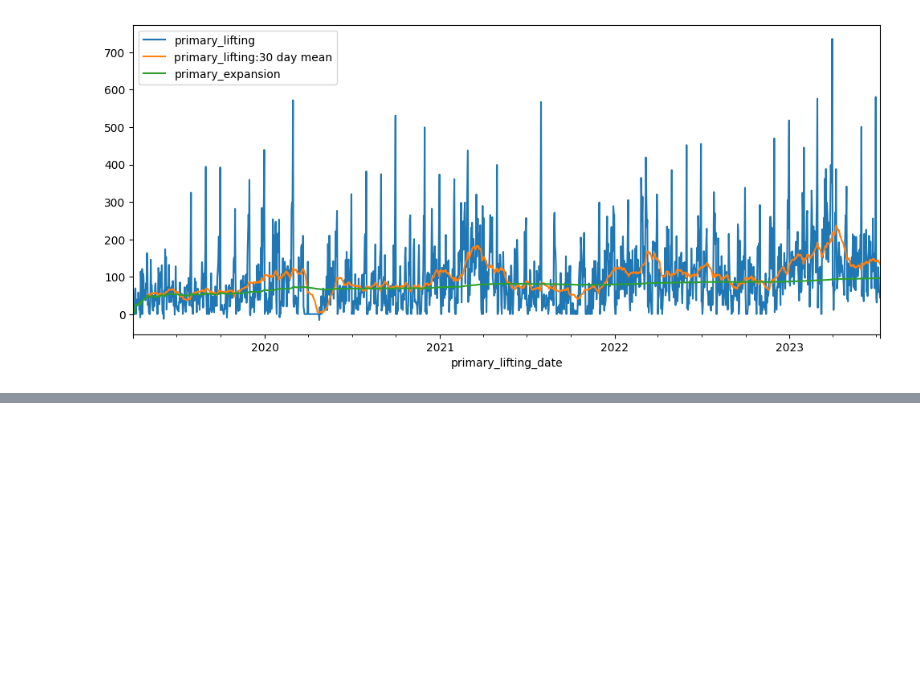
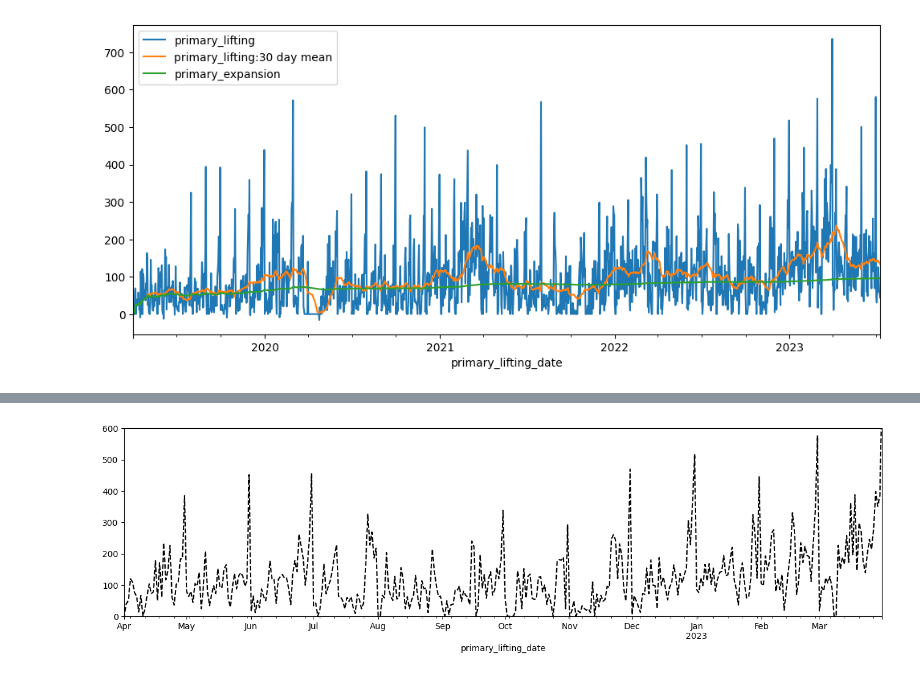
Before and after one commit to Csengupta1101/Time-Series-Framework, a Jupyter notebook: Time_Series_Foundation.ipynb, the cells around one changed output, grey strips where cells are left out. Saved outputs shown, nothing was run; the diff lists cells and outputs as text; code cells hidden in the pictures; blank space fills up the shorter version.

Commit message:
Date analysis commit

```diff
--- a/Time_Series_Foundation.ipynb
+++ b/Time_Series_Foundation.ipynb
@@ -210,0 +220,6 @@ ax.set(xlabel=xlabel,ylabel=ylabel) ;
+# %%
+# we can set this date slicing argumen inside x axis limitation as well , xlim arguments , and a range can be given into ylim for showcasing the lifting value in a given range
+# ls and c is used for line style and colour formatting
+df1['primary_lifting'].plot(figsize=(16,4),xlim=['2022-04-01','2023-03-31'],ylim=[0,600],ls='--',c='black');
+# %% [output]
+[figure, added]
```
Also changed, not shown: parts of 5 cells of this notebook.
